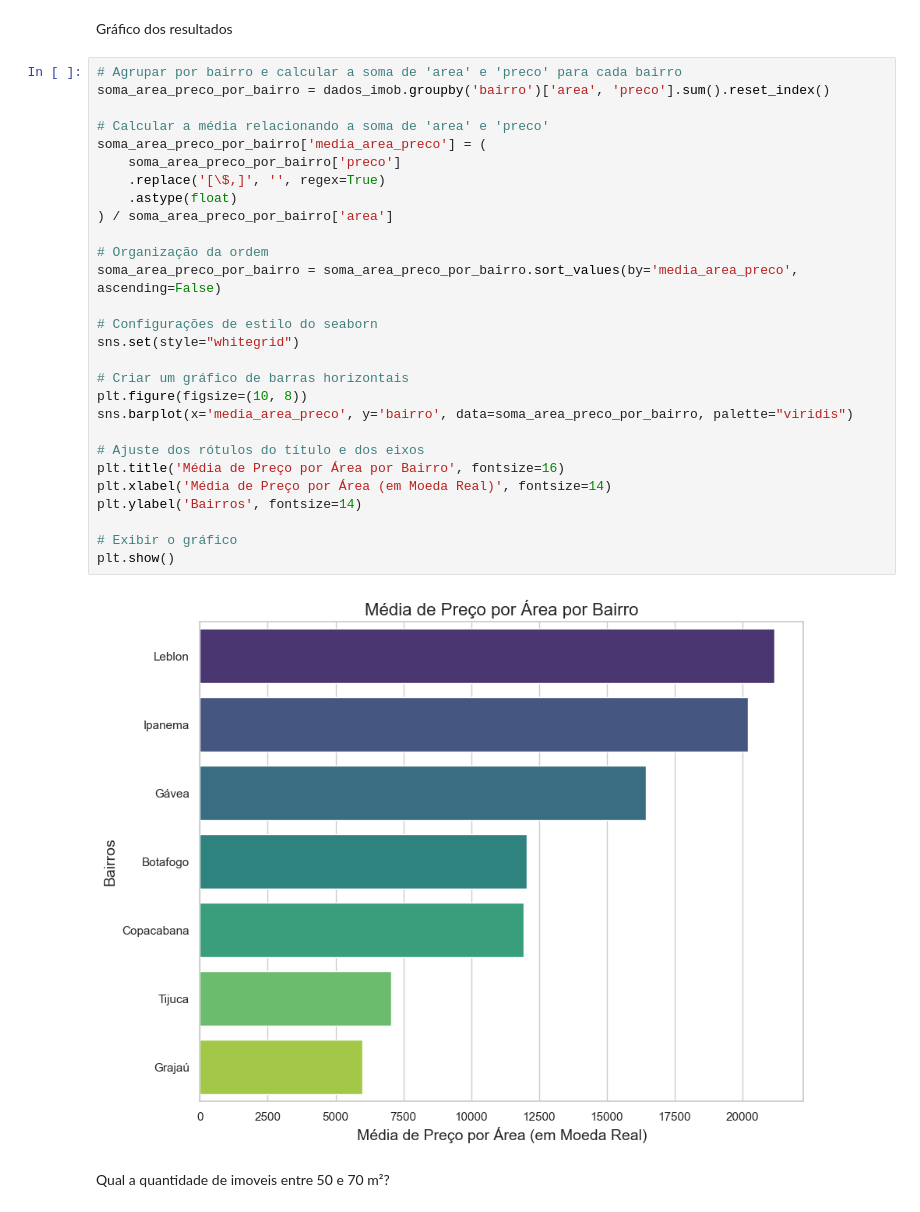
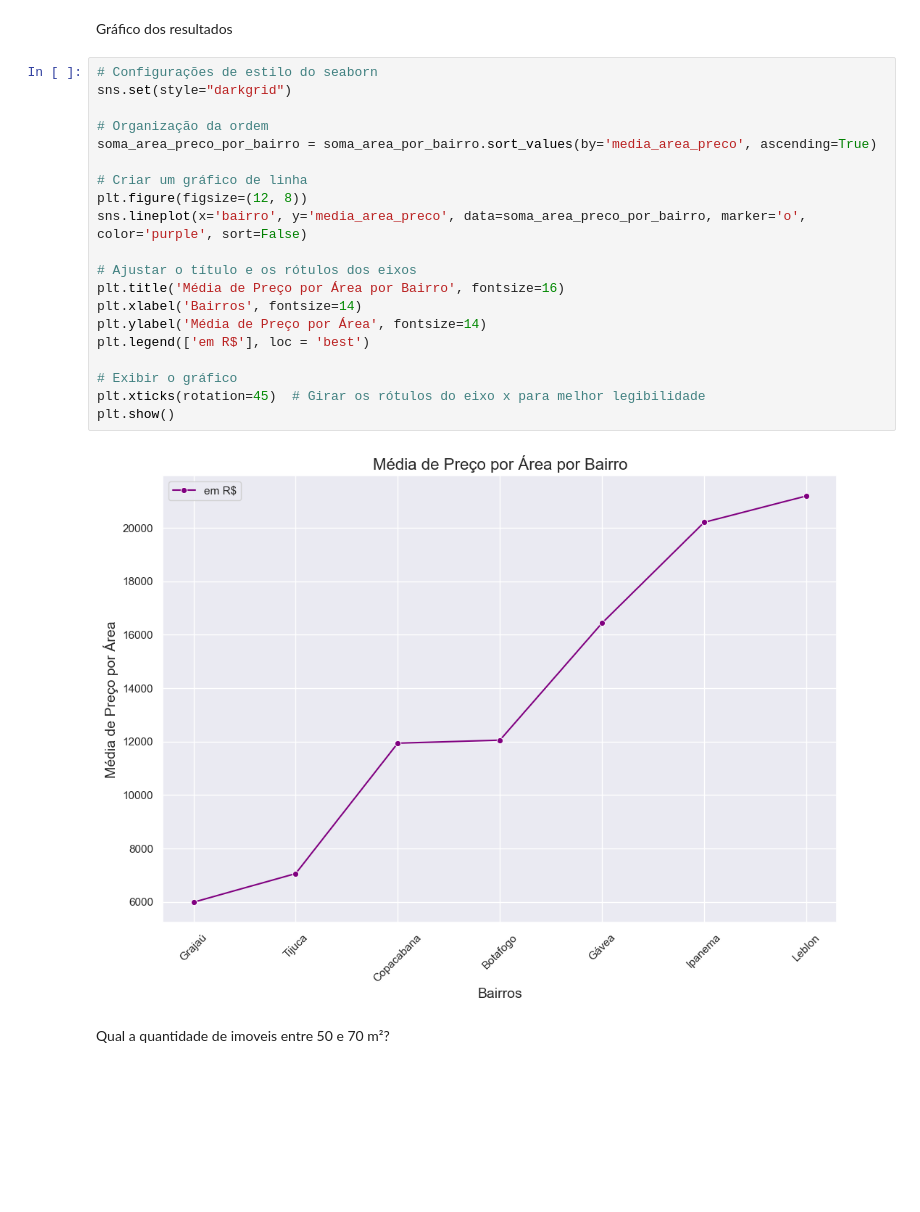
Before and after one commit to GaboRamalho/Data-Science, a Jupyter notebook: AV2/imobRJ.ipynb, the cells around one changed output. Saved outputs shown, nothing was run; the diff lists cells and outputs as text; blank space fills up the shorter version.

```diff
--- a/AV2/imobRJ.ipynb
+++ b/AV2/imobRJ.ipynb
@@ -303,35 +293,27 @@ soma_area_preco_por_bairro
 # %% [markdown]
 Gráfico dos resultados
 # %%
-# Agrupar por bairro e calcular a soma de 'area' e 'preco' para cada bairro
-soma_area_preco_por_bairro = dados_imob.groupby('bairro')['area', 'preco'].sum().reset_index()
-
-# Calcular a média relacionando a soma de 'area' e 'preco'
-soma_area_preco_por_bairro['media_area_preco'] = (
-    soma_area_preco_por_bairro['preco']
-    .replace('[\$,]', '', regex=True)
-    .astype(float)
-) / soma_area_preco_por_bairro['area']
+# Configurações de estilo do seaborn
+sns.set(style="darkgrid")
 
 # Organização da ordem
-soma_area_preco_por_bairro = soma_area_preco_por_bairro.sort_values(by='media_area_preco', ascending=False)
+soma_area_preco_por_bairro = soma_area_por_bairro.sort_values(by='media_area_preco', ascending=True)
 
-# Configurações de estilo do seaborn
-sns.set(style="whitegrid")
+# Criar um gráfico de linha
+plt.figure(figsize=(12, 8))
+sns.lineplot(x='bairro', y='media_area_preco', data=soma_area_preco_por_bairro, marker='o', color='purple', sort=False)
 
-# Criar um gráfico de barras horizontais
-plt.figure(figsize=(10, 8))
-sns.barplot(x='media_area_preco', y='bairro', data=soma_area_preco_por_bairro, palette="viridis")
-
-# Ajuste dos rótulos do título e dos eixos
+# Ajustar o título e os rótulos dos eixos
 plt.title('Média de Preço por Área por Bairro', fontsize=16)
-plt.xlabel('Média de Preço por Área (em Moeda Real)', fontsize=14)
-plt.ylabel('Bairros', fontsize=14)
+plt.xlabel('Bairros', fontsize=14)
+plt.ylabel('Média de Preço por Área', fontsize=14)
+plt.legend(['em R$'], loc = 'best')
 
 # Exibir o gráfico
+plt.xticks(rotation=45)  # Girar os rótulos do eixo x para melhor legibilidade
 plt.show()
 # %% [output]
-[figure, old version]
+[figure, new version]
 # %% [markdown]
 Qual a quantidade de imoveis entre 50 e 70 m²?
 # %%
```
Also changed, not shown: parts of 14 cells of this notebook.
